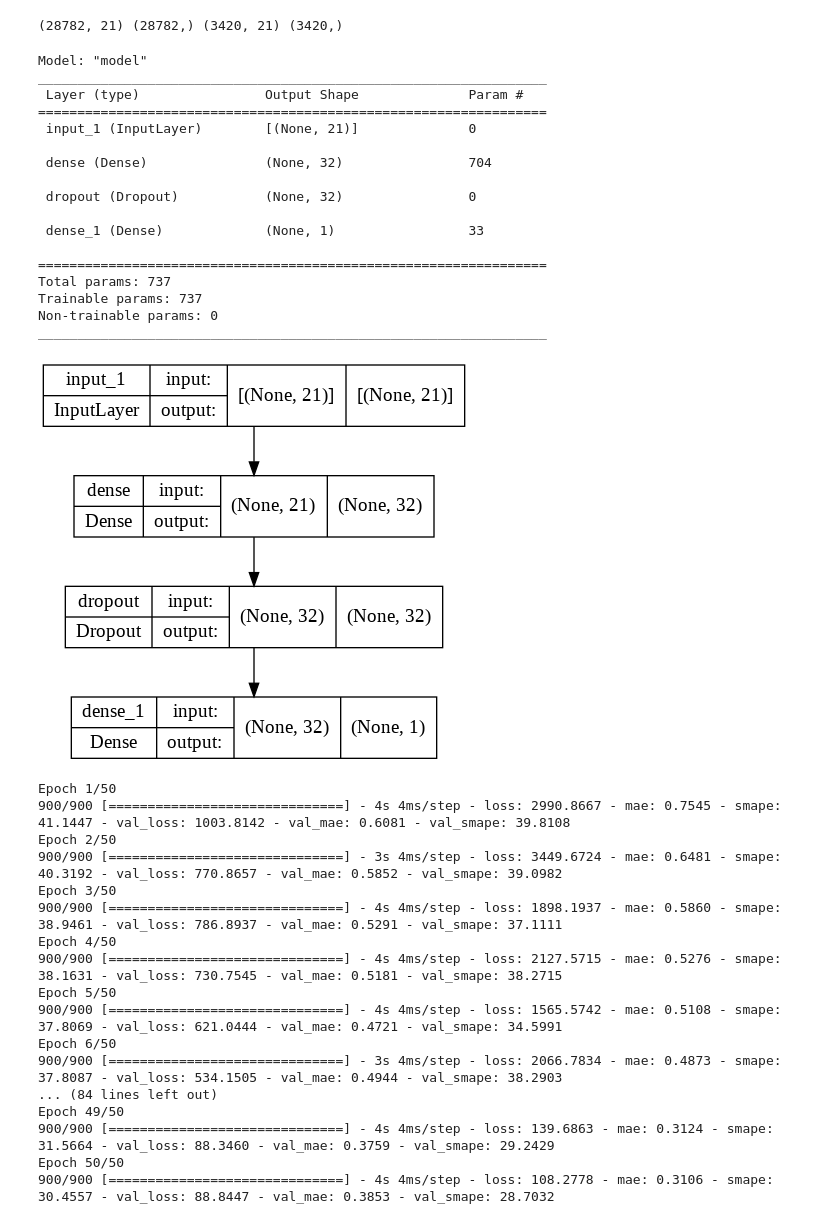
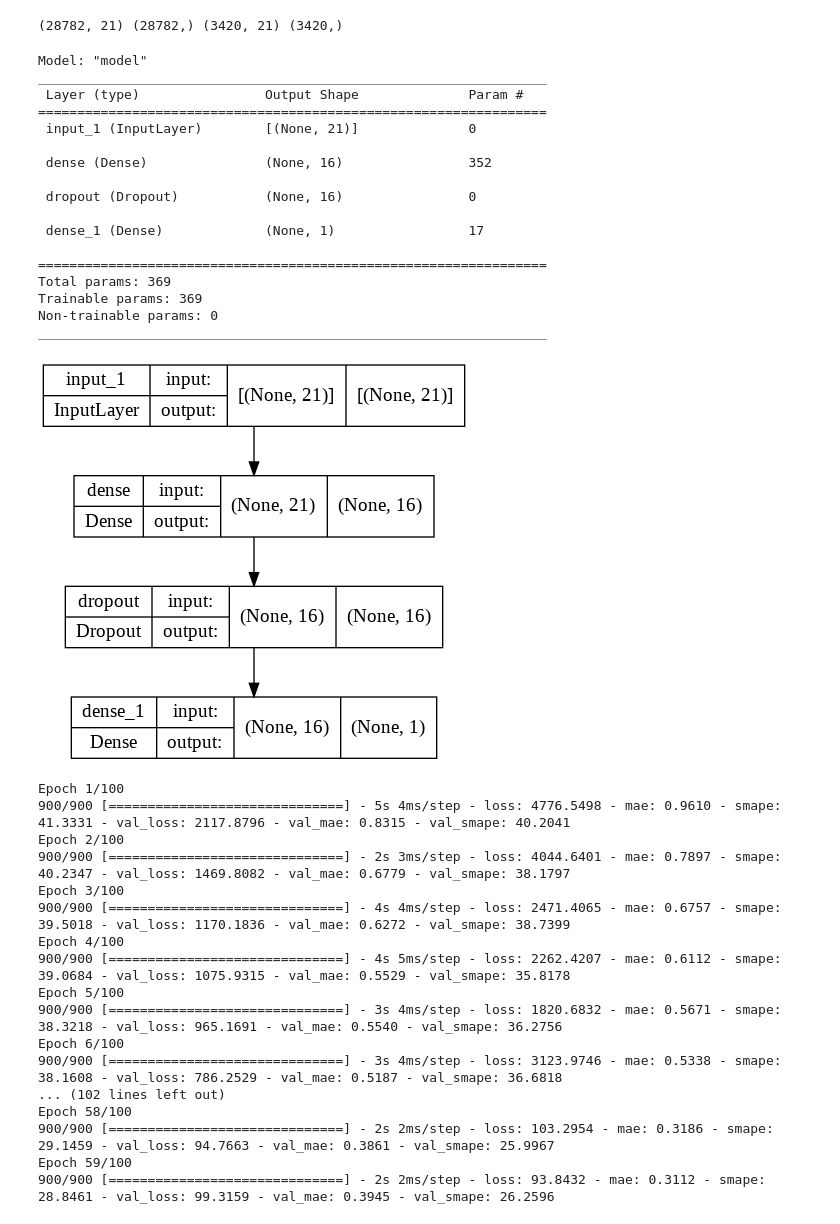
Before and after one commit to doogzultz/time_series_project, a Jupyter notebook: model_test_simple_and_classical.ipynb, the cells around one changed output. Saved outputs shown, nothing was run; the diff lists cells and outputs as text; code cells hidden in the pictures.

```diff
--- a/model_test_simple_and_classical.ipynb
+++ b/model_test_simple_and_classical.ipynb
@@ -319,58 +319,58 @@ def dense_block(input_, dense_units, dr):
 # %%
 tf.keras.backend.clear_session()
 
-def create_time_model(dense_units = 32, dr = .2 ):
+def create_time_model(dense_units = 16, dr = .2 ):
 
     input_ = Input(shape=(21))
     x = dense_block(input_, dense_units, dr)
     out = Dense(1)(x)
     model = Model(inputs = input_, outputs = out)
     return model
 
 model = create_time_model()
 model.compile(loss = 'mape', optimizer = 'adam', metrics = ['mae', create_smape()])
 model.summary()
 tf.keras.utils.plot_model(model, show_shapes=True)
 # %% [output]
 Model: "model"
 _________________________________________________________________
  Layer (type)                Output Shape              Param #
 =================================================================
  input_1 (InputLayer)        [(None, 21)]              0
 
- dense (Dense)               (None, 32)                704
+ dense (Dense)               (None, 16)                352
 
- dropout (Dropout)           (None, 32)                0
+ dropout (Dropout)           (None, 16)                0
 
- dense_1 (Dense)             (None, 1)                 33
+ dense_1 (Dense)             (None, 1)                 17
 
 =================================================================
-Total params: 737
-Trainable params: 737
+Total params: 369
+Trainable params: 369
 Non-trainable params: 0
 _________________________________________________________________
-[figure, old version]
+[figure, new version]
 # %%
 early_stopping = EarlyStopping(patience = 10, restore_best_weights= True)
-history = model.fit(x_train, y_train, epochs = 50, validation_data = [x_valid, y_valid], callbacks = early_stopping)
+history = model.fit(x_train, y_train, epochs = 100, validation_data = [x_valid, y_valid], callbacks = early_stopping)
 # %% [output]
-Epoch 1/50
-900/900 [==============================] - 4s 4ms/step - loss: 2990.8667 - mae: 0.7545 - smape: 41.1447 - val_loss: 1003.8142 - val_mae: 0.6081 - val_smape: 39.8108
-Epoch 2/50
-900/900 [==============================] - 3s 4ms/step - loss: 3449.6724 - mae: 0.6481 - smape: 40.3192 - val_loss: 770.8657 - val_mae: 0.5852 - val_smape: 39.0982
-Epoch 3/50
-900/900 [==============================] - 4s 4ms/step - loss: 1898.1937 - mae: 0.5860 - smape: 38.9461 - val_loss: 786.8937 - val_mae: 0.5291 - val_smape: 37.1111
-Epoch 4/50
-900/900 [==============================] - 4s 4ms/step - loss: 2127.5715 - mae: 0.5276 - smape: 38.1631 - val_loss: 730.7545 - val_mae: 0.5181 - val_smape: 38.2715
-Epoch 5/50
-900/900 [==============================] - 4s 4ms/step - loss: 1565.5742 - mae: 0.5108 - smape: 37.8069 - val_loss: 621.0444 - val_mae: 0.4721 - val_smape: 34.5991
-Epoch 6/50
-900/900 [==============================] - 3s 4ms/step - loss: 2066.7834 - mae: 0.4873 - smape: 37.8087 - val_loss: 534.1505 - val_mae: 0.4944 - val_smape: 38.2903
-... (84 lines left out)
-Epoch 49/50
-900/900 [==============================] - 4s 4ms/step - loss: 139.6863 - mae: 0.3124 - smape: 31.5664 - val_loss: 88.3460 - val_mae: 0.3759 - val_smape: 29.2429
-Epoch 50/50
-900/900 [==============================] - 4s 4ms/step - loss: 108.2778 - mae: 0.3106 - smape: 30.4557 - val_loss: 88.8447 - val_mae: 0.3853 - val_smape: 28.7032
+Epoch 1/100
+900/900 [==============================] - 5s 4ms/step - loss: 4776.5498 - mae: 0.9610 - smape: 41.3331 - val_loss: 2117.8796 - val_mae: 0.8315 - val_smape: 40.2041
+Epoch 2/100
+900/900 [==============================] - 2s 3ms/step - loss: 4044.6401 - mae: 0.7897 - smape: 40.2347 - val_loss: 1469.8082 - val_mae: 0.6779 - val_smape: 38.1797
+Epoch 3/100
+900/900 [==============================] - 4s 4ms/step - loss: 2471.4065 - mae: 0.6757 - smape: 39.5018 - val_loss: 1170.1836 - val_mae: 0.6272 - val_smape: 38.7399
+Epoch 4/100
+900/900 [==============================] - 4s 5ms/step - loss: 2262.4207 - mae: 0.6112 - smape: 39.0684 - val_loss: 1075.9315 - val_mae: 0.5529 - val_smape: 35.8178
+Epoch 5/100
+900/900 [==============================] - 3s 4ms/step - loss: 1820.6832 - mae: 0.5671 - smape: 38.3218 - val_loss: 965.1691 - val_mae: 0.5540 - val_smape: 36.2756
+Epoch 6/100
+900/900 [==============================] - 3s 4ms/step - loss: 3123.9746 - mae: 0.5338 - smape: 38.1608 - val_loss: 786.2529 - val_mae: 0.5187 - val_smape: 36.6818
+... (102 lines left out)
+Epoch 58/100
+900/900 [==============================] - 2s 2ms/step - loss: 103.2954 - mae: 0.3186 - smape: 29.1459 - val_loss: 94.7663 - val_mae: 0.3861 - val_smape: 25.9967
+Epoch 59/100
+900/900 [==============================] - 2s 2ms/step - loss: 93.8432 - mae: 0.3112 - smape: 28.8461 - val_loss: 99.3159 - val_mae: 0.3945 - val_smape: 26.2596
 # %%
 plot_model_perf(history, ['mae'])
 y_pred = model.predict(x_valid)
```
Also changed, not shown: parts of 3 cells of this notebook.
